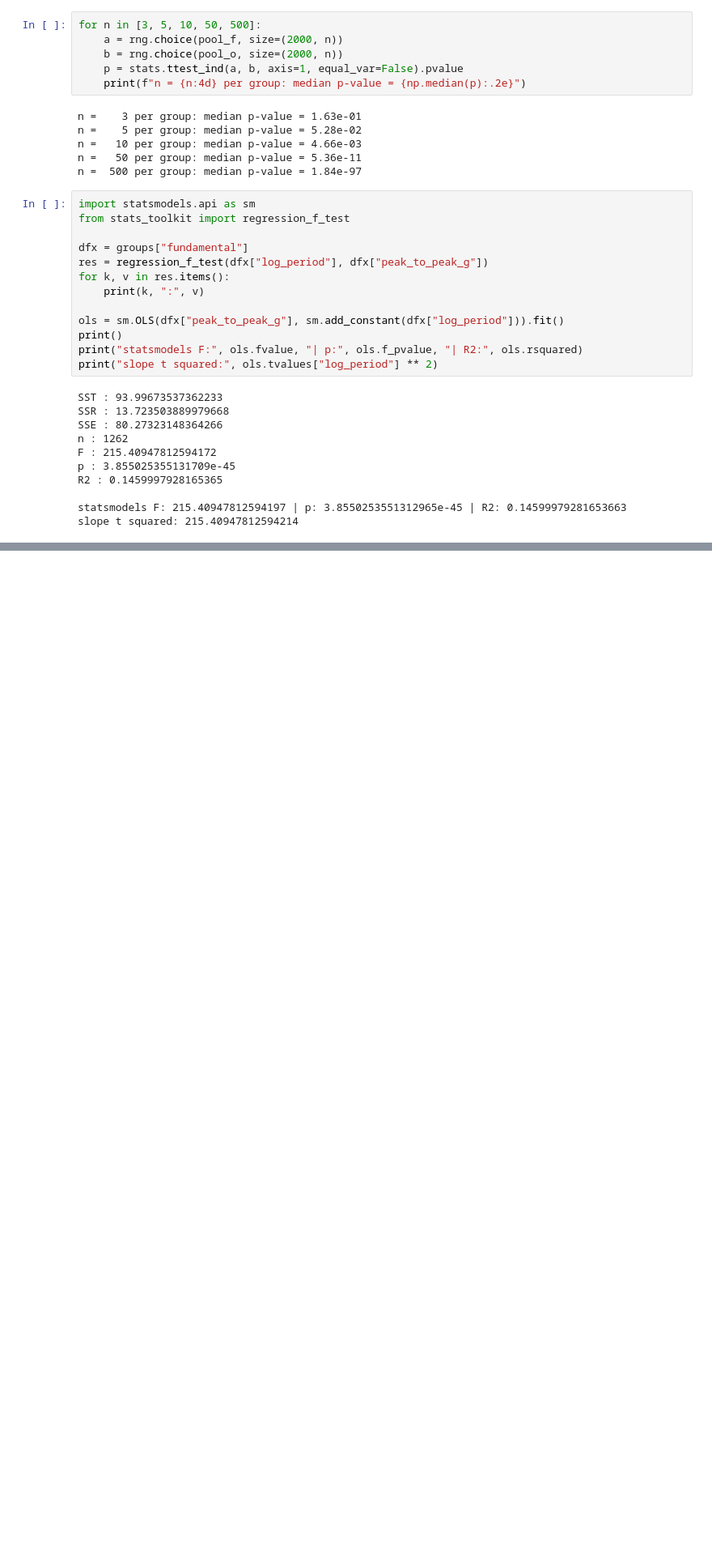
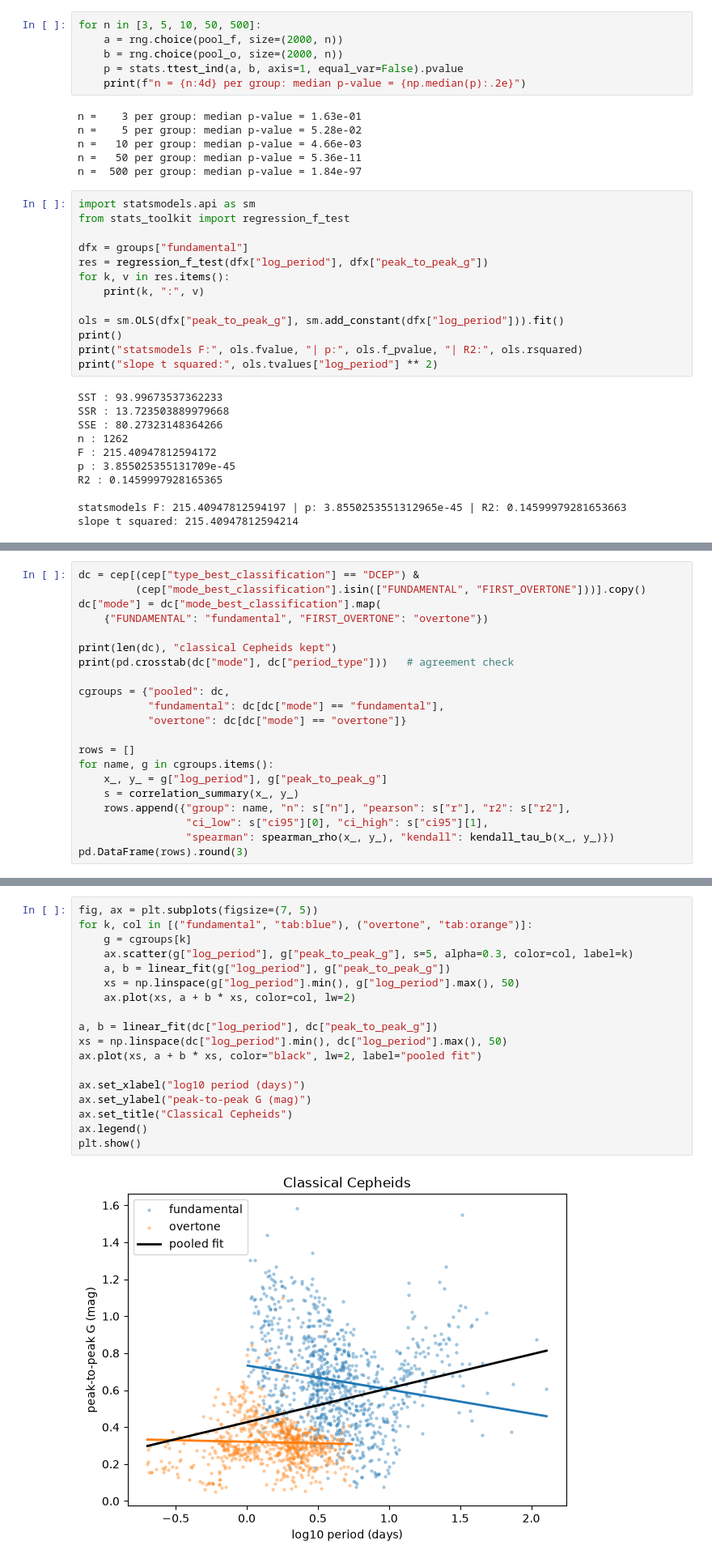
Before and after one commit to ananyamakkar/stellar-variability, a Jupyter notebook: notebooks/02_period_amplitude_relationship.ipynb, the cells around one changed output, grey strips where cells are left out. Shown at 81% size. Saved outputs shown, nothing was run; the diff lists cells and outputs as text; blank space fills up the shorter version.

Commit message:
Repeat correlation analysis on classical Cepheids

```diff
--- a/notebooks/02_period_amplitude_relationship.ipynb
+++ b/notebooks/02_period_amplitude_relationship.ipynb
@@ -383,0 +419,21 @@ slope t squared: 215.40947812594214
+# %%
+dc = cep[(cep["type_best_classification"] == "DCEP") &
+         (cep["mode_best_classification"].isin(["FUNDAMENTAL", "FIRST_OVERTONE"]))].copy()
+dc["mode"] = dc["mode_best_classification"].map(
+    {"FUNDAMENTAL": "fundamental", "FIRST_OVERTONE": "overtone"})
+
+print(len(dc), "classical Cepheids kept")
+print(pd.crosstab(dc["mode"], dc["period_type"]))   # agreement check
+
+cgroups = {"pooled": dc,
+           "fundamental": dc[dc["mode"] == "fundamental"],
+           "overtone": dc[dc["mode"] == "overtone"]}
+
+rows = []
+for name, g in cgroups.items():
+    x_, y_ = g["log_period"], g["peak_to_peak_g"]
+    s = correlation_summary(x_, y_)
+    rows.append({"group": name, "n": s["n"], "pearson": s["r"], "r2": s["r2"],
+                 "ci_low": s["ci95"][0], "ci_high": s["ci95"][1],
+                 "spearman": spearman_rho(x_, y_), "kendall": kendall_tau_b(x_, y_)})
+pd.DataFrame(rows).round(3)
@@ -383,0 +450,20 @@ slope t squared: 215.40947812594214
+# %%
+fig, ax = plt.subplots(figsize=(7, 5))
+for k, col in [("fundamental", "tab:blue"), ("overtone", "tab:orange")]:
+    g = cgroups[k]
+    ax.scatter(g["log_period"], g["peak_to_peak_g"], s=5, alpha=0.3, color=col, label=k)
+    a, b = linear_fit(g["log_period"], g["peak_to_peak_g"])
+    xs = np.linspace(g["log_period"].min(), g["log_period"].max(), 50)
+    ax.plot(xs, a + b * xs, color=col, lw=2)
+
+a, b = linear_fit(dc["log_period"], dc["peak_to_peak_g"])
+xs = np.linspace(dc["log_period"].min(), dc["log_period"].max(), 50)
+ax.plot(xs, a + b * xs, color="black", lw=2, label="pooled fit")
+
+ax.set_xlabel("log10 period (days)")
+ax.set_ylabel("peak-to-peak G (mag)")
+ax.set_title("Classical Cepheids")
+ax.legend()
+plt.show()
+# %% [output]
+[figure, added]
```
Also changed, not shown: parts of 2 cells of this notebook.
